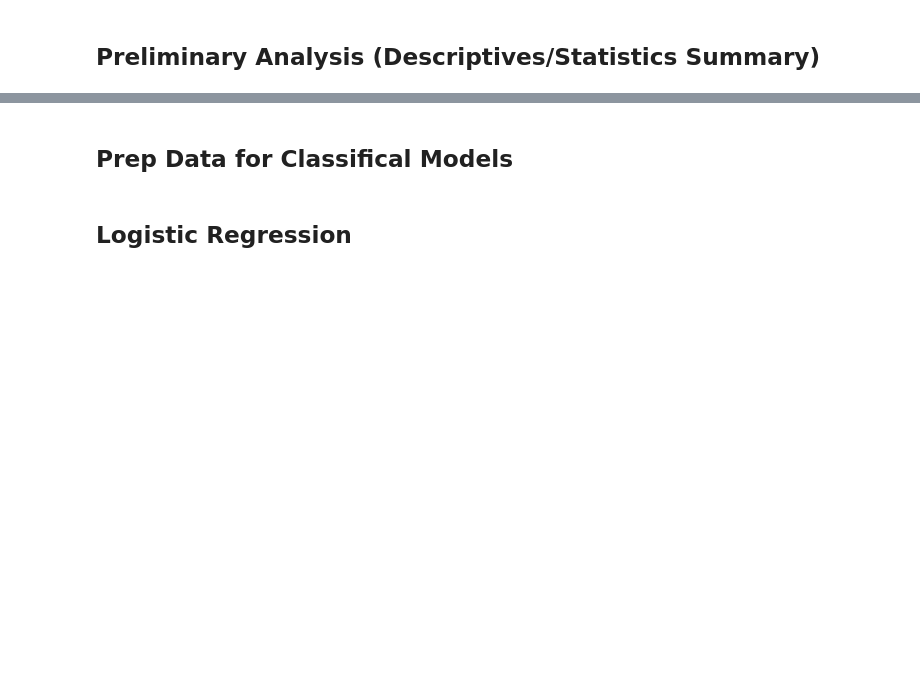
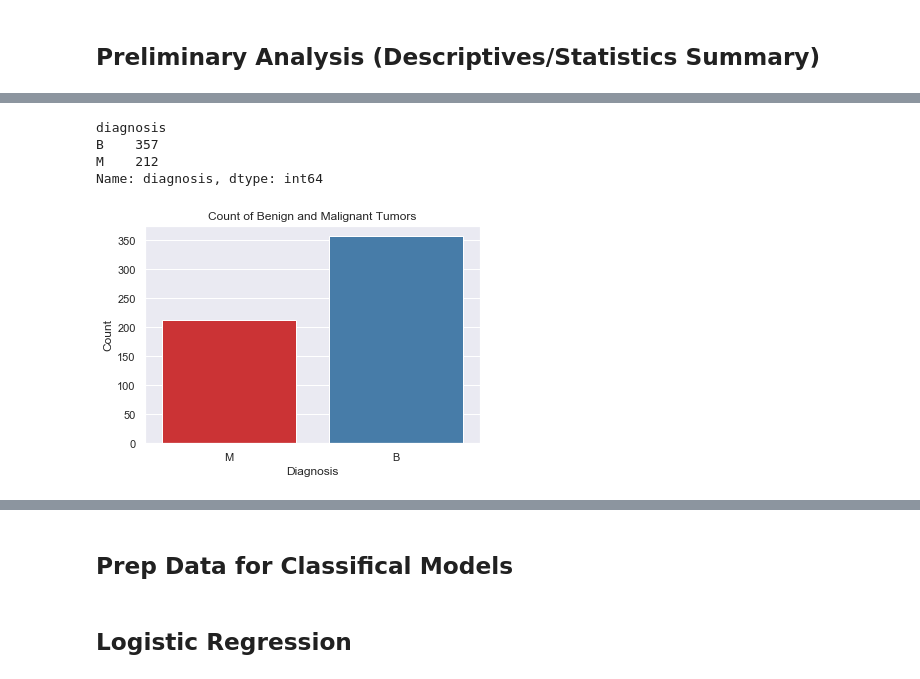
Before and after one commit to sopofedupz/Project-3---Breast-Cancer-Detection, a Jupyter notebook: Breast Cancer (Malignancies) Prediction.ipynb, the cells around one changed output, grey strips where cells are left out. Drawn from its saved outputs; the diff is of its cells as text; code cells hidden in the pictures; blank space fills up the shorter version.

```diff
--- a/Breast Cancer (Malignancies) Prediction.ipynb
+++ b/Breast Cancer (Malignancies) Prediction.ipynb
@@ -44,3 +145,21 @@ ax_bar = sns.countplot(x="diagnosis", data=updated_df, palette="Set3")
+# %%
+# count no. of benign and malignant tumors
+count_df = updated_df.groupby('diagnosis')
+print(count_df['diagnosis'].count())
+
+sns.set(style="darkgrid")
+
+# create bar chart
+ax_bar = sns.countplot(x="diagnosis", data=updated_df, palette="Set1")
+plt.title("Count of Benign and Malignant Tumors");
+plt.ylabel("Count");
+plt.xlabel("Diagnosis");
+# %% [output]
+diagnosis
+B    357
+M    212
+Name: diagnosis, dtype: int64
+[figure, added]
 # %%
 # recode diagnosis column to 1 (malignant) and 0 (benign)
 def tumor(row):
```
Also changed, not shown: parts of 24 cells of this notebook, 5 other files.
